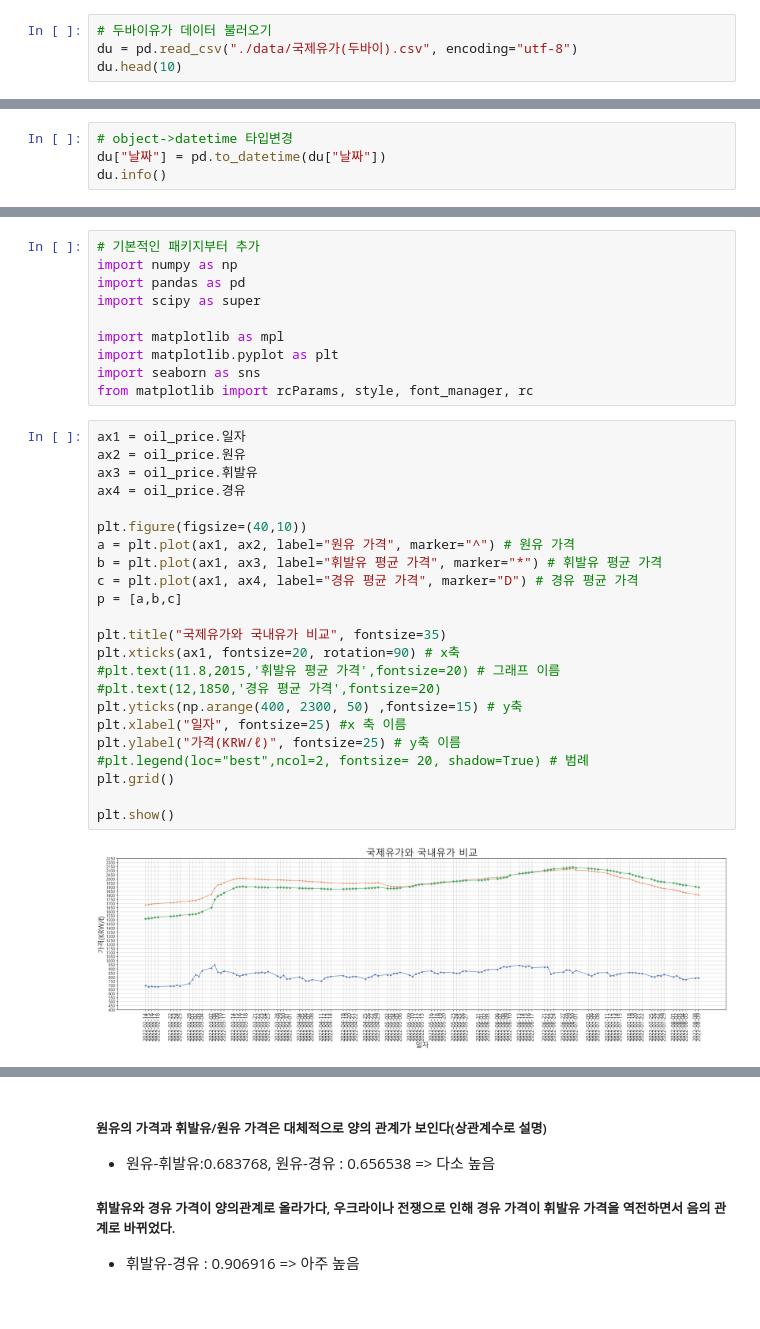
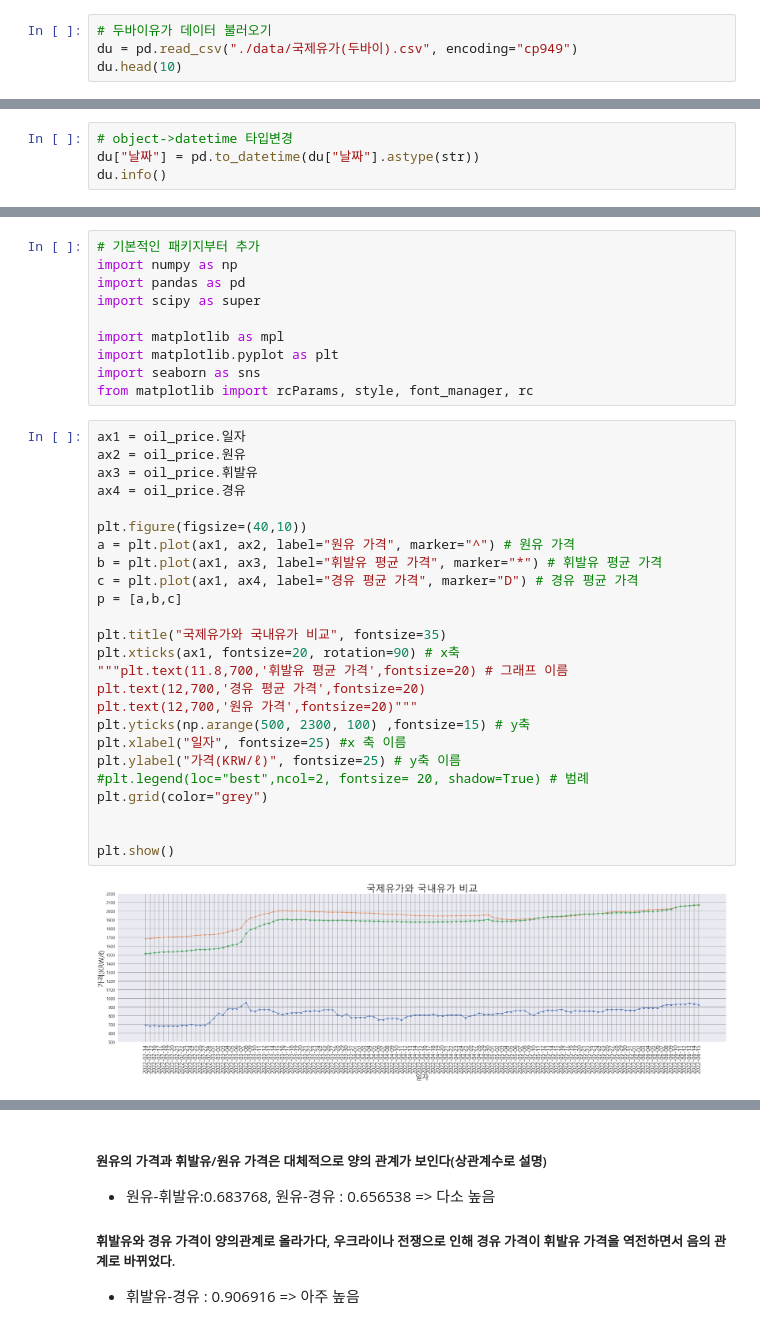
Before and after one commit to certainly-I/Busan-Oil-Price-Analysis, a Jupyter notebook: 국내유가_국제유가_비교분석.ipynb, the cells around one changed output, grey strips where cells are left out. Drawn from its saved outputs; the diff is of its cells as text.

```diff
--- a/국내유가_국제유가_비교분석.ipynb
+++ b/국내유가_국제유가_비교분석.ipynb
@@ -97,7 +97,7 @@ international_data
 184 rows × 2 columns
 # %%
 # 두바이유가 데이터 불러오기
-du = pd.read_csv("./data/국제유가(두바이).csv", encoding="utf-8")
+du = pd.read_csv("./data/국제유가(두바이).csv", encoding="cp949")
 du.head(10)
 # %% [output]
 |  | 날짜 | 두바이_종가 |
@@ -163,7 +163,7 @@ dtypes: datetime64[ns](1), float64(1)
 memory usage: 3.0 KB
 # %%
 # object->datetime 타입변경
-du["날짜"] = pd.to_datetime(du["날짜"])
+du["날짜"] = pd.to_datetime(du["날짜"].astype(str))
 du.info()
 # %% [output]
 <class 'pandas.core.frame.DataFrame'>
@@ -458,28 +418,30 @@ from matplotlib import rcParams, style, font_manager, rc
 # %%
 ax1 = oil_price.일자
 ax2 = oil_price.원유
 ax3 = oil_price.휘발유
 ax4 = oil_price.경유
 
 plt.figure(figsize=(40,10))
 a = plt.plot(ax1, ax2, label="원유 가격", marker="^") # 원유 가격
 b = plt.plot(ax1, ax3, label="휘발유 평균 가격", marker="*") # 휘발유 평균 가격
 c = plt.plot(ax1, ax4, label="경유 평균 가격", marker="D") # 경유 평균 가격
 p = [a,b,c]
 
 plt.title("국제유가와 국내유가 비교", fontsize=35)
 plt.xticks(ax1, fontsize=20, rotation=90) # x축
-#plt.text(11.8,2015,'휘발유 평균 가격',fontsize=20) # 그래프 이름
-#plt.text(12,1850,'경유 평균 가격',fontsize=20)
-plt.yticks(np.arange(400, 2300, 50) ,fontsize=15) # y축
+"""plt.text(11.8,700,'휘발유 평균 가격',fontsize=20) # 그래프 이름
+plt.text(12,700,'경유 평균 가격',fontsize=20)
+plt.text(12,700,'원유 가격',fontsize=20)"""
+plt.yticks(np.arange(500, 2300, 100) ,fontsize=15) # y축
 plt.xlabel("일자", fontsize=25) #x 축 이름
 plt.ylabel("가격(KRW/ℓ)", fontsize=25) # y축 이름
 #plt.legend(loc="best",ncol=2, fontsize= 20, shadow=True) # 범례
-plt.grid()
+plt.grid(color="grey")
+
 
 plt.show()
 # %% [output]
-[figure, old version]
+[figure, new version]
 # %%
 sns.set(style='ticks', color_codes=True)
 plt.rcParams["font.family"] = "Malgun Gothic" #폰트 적용
```
Also changed, not shown: parts of 17 cells of this notebook, 2 other files.
